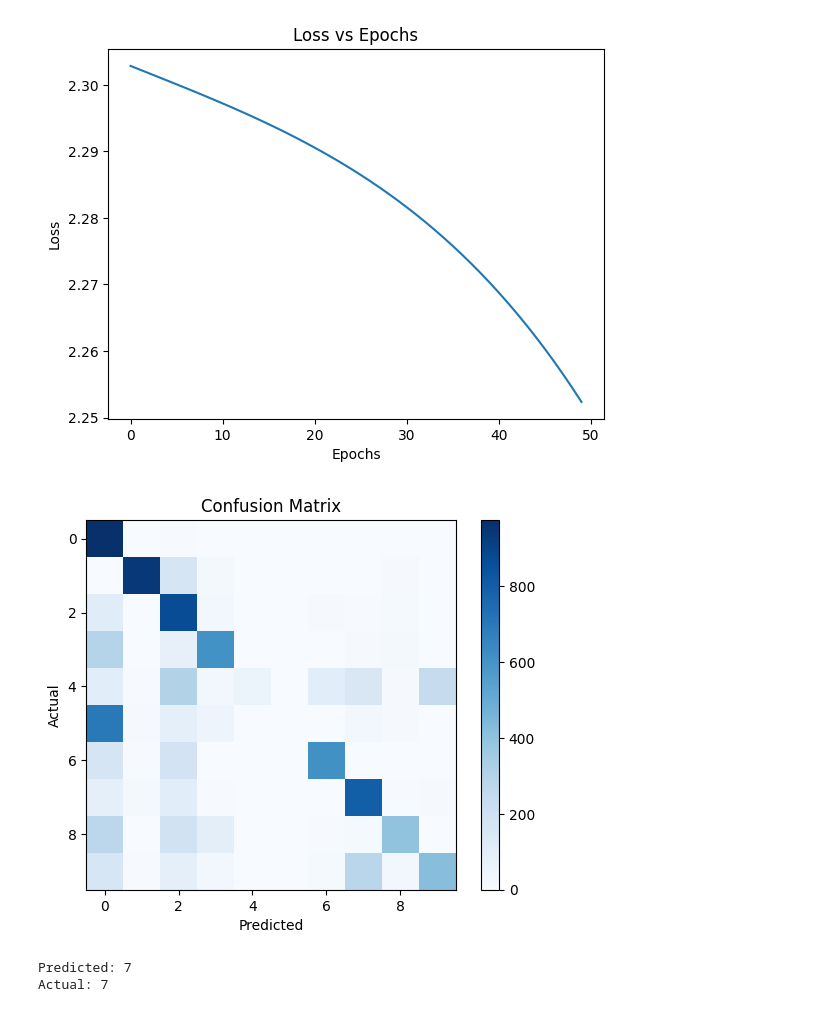
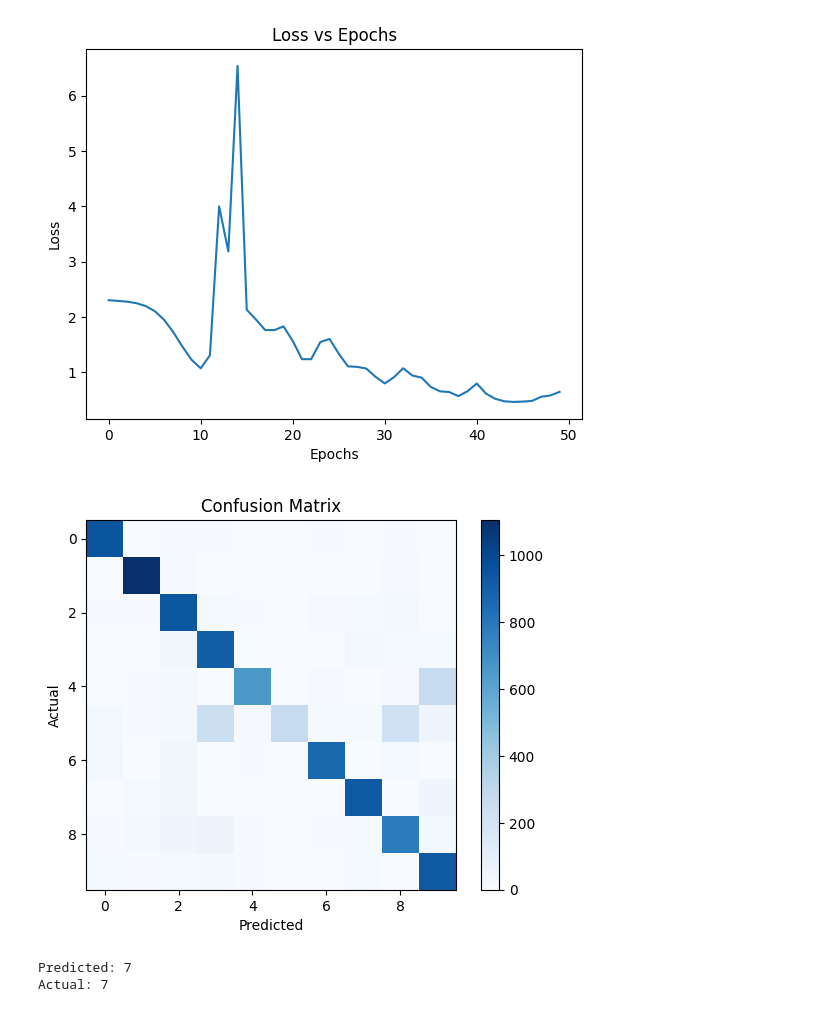
Before and after one commit to SanikaKalyani/mnist-digit-classification-ann, a Jupyter notebook: notebook.ipynb, the cells around one changed output. Drawn from its saved outputs; the diff is of its cells as text; code cells hidden in the pictures.

```diff
--- a/notebook.ipynb
+++ b/notebook.ipynb
@@ -65,14 +65,12 @@ def forward(X):
 
 
 # 6. LOSS
-
 def compute_loss(A2, Y):
     m = Y.shape[1]
     return -np.sum(Y * np.log(A2 + 1e-8)) / m
 
 
 # 7. BACKPROP
-
 def backward(X, Y, Z1, A1, A2):
     m = X.shape[1]
 
@@ -111,7 +109,7 @@ def accuracy(pred, y):
 # 10. TRAINING
 
 epochs = 50
-lr = 0.05
+lr = 1
 
 loss_history = []
 
@@ -170,16 +168,12 @@ plt.show()
 
 
 # 14. TEST SINGLE IMAGE
-
 index = 0
 sample = X_test[:, index].reshape(-1, 1)
-
 _, _, _, A2_sample = forward(sample)
 prediction = predict(A2_sample)
-
 print("\nPredicted:", prediction[0])
 print("Actual:", y_test[index])
-
 plt.imshow(X_test[:, index].reshape(28, 28), cmap='gray')
 plt.title(f"Predicted: {prediction[0]}")
 plt.show()
@@ -205,5 +197,5 @@ Test Accuracy: 56.52 %
-[figure, old version]
+[figure, new version]
-[figure, old version]
+[figure, new version]
 Predicted: 7
 Actual: 7
 [figure]
```
Also changed, not shown: parts of 1 cell of this notebook.
